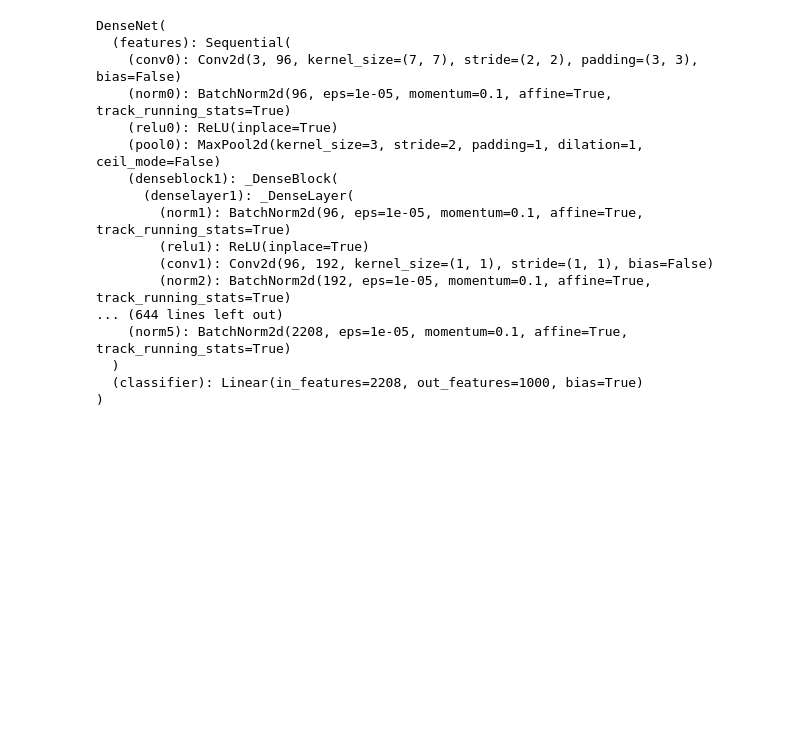
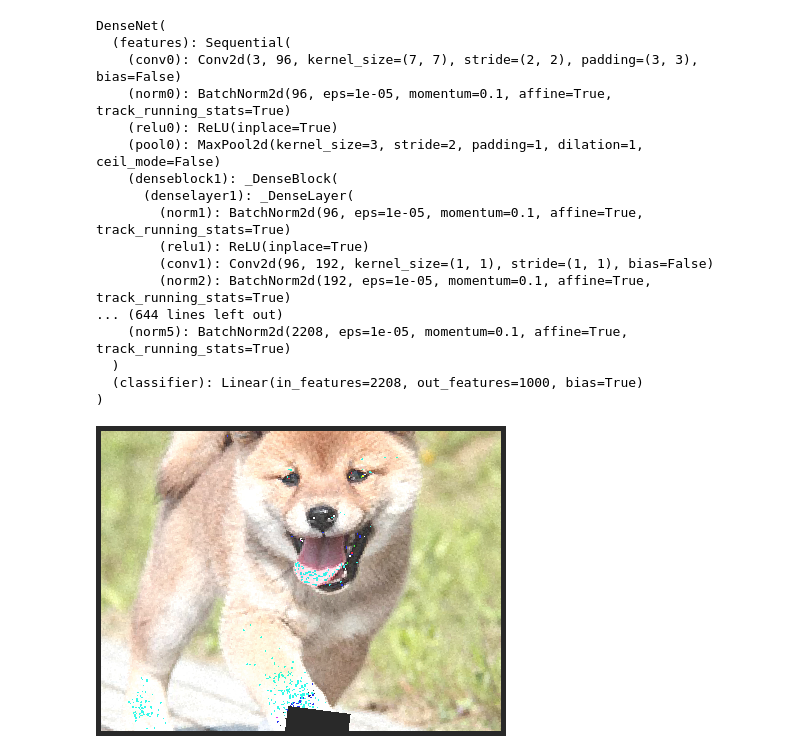
Before and after one commit to koya-ken/deep-learning, a Jupyter notebook: pytorch_gradcam.ipynb, the cells around one changed output. Saved outputs shown, nothing was run; the diff lists cells and outputs as text; code cells hidden in the pictures; blank space fills up the shorter version.

```diff
--- a/pytorch_gradcam.ipynb
+++ b/pytorch_gradcam.ipynb
@@ -114,6 +114,41 @@ DenseNet(
 !wget -q -O image/dog4.jpg 'https://www.hcced.jp/wp-content/uploads/2019/08/9f4f0468c57e70b751b03fa424cd2767.jpg'
 
 !wget -q -O image/human1.jpg 'https://otokomaeken.com/wp-content/uploads/2019/08/DSC_1271.jpg'
+# %%
+import random
+
+class AddGaussianNoise(object):
+    def __init__(self, mean=0., std=1., p=1):
+        self.std = std
+        self.mean = mean
+        self.p = p
+
+    def __call__(self, tensor):
+        if random.random() < self.p:
+          return tensor + torch.randn(tensor.shape[1:]).unsqueeze(0).repeat(3,1,1) * self.std + self.mean
+        else:
+          return tensor
+
+    def __repr__(self):
+        return self.__class__.__name__ + '(mean={0}, std={1})'.format(self.mean, self.std)
+# %%
+t = transforms.Compose([
+  transforms.ToTensor(),
+  AddGaussianNoise(mean=0,std=0.02),
+  transforms.RandomErasing(1,(0.02,0.01)),
+  transforms.ToPILImage(),
+  transforms.RandomAffine(90,scale=(1.5,1.5)),
+  transforms.Pad((5,5)),
+  # transforms.Grayscale(num_output_channels=3),
+  transforms.ColorJitter(brightness=0.5, contrast=0.5, saturation=0.5, hue=0.5),
+]
+)
+# %%
+image = Image.open('image/dog1.jpg')
+# %%
+t(image)
+# %% [output]
+[figure, added]
 # %%
 target_layer = model.features.denseblock1.denselayer6
 target_layer = model.features.denseblock2.denselayer12
```
Also changed, not shown: parts of 1 cell of this notebook.
